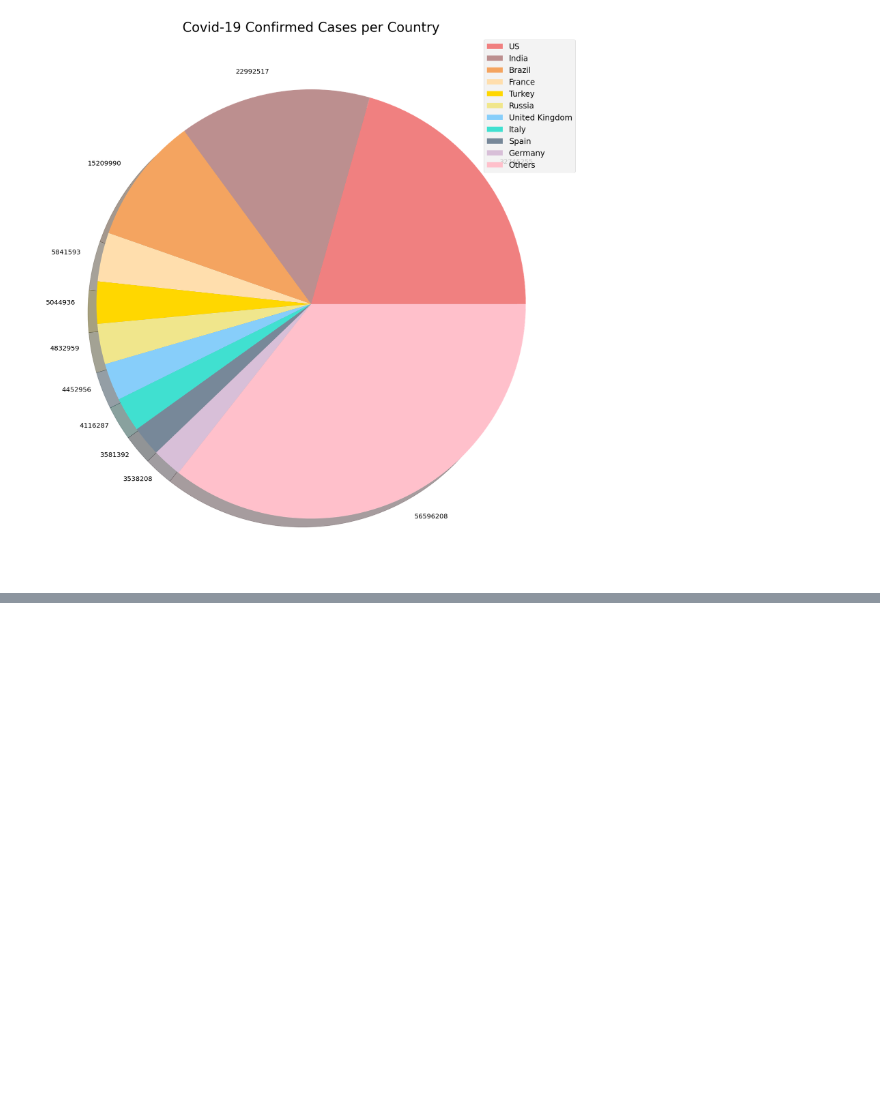
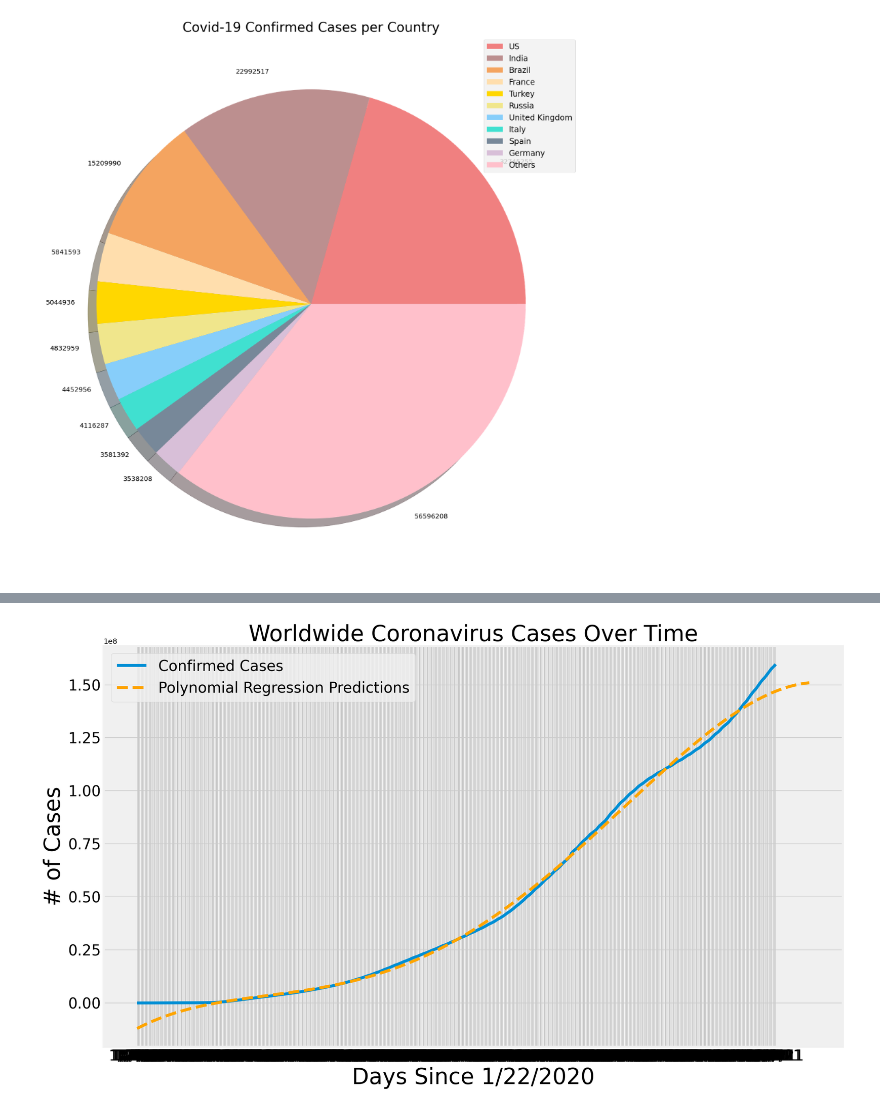
Before and after one commit to padwalab/Covid-Symptom-Analysis, a Jupyter notebook: Notebooks/DataEngineering.ipynb, the cells around one changed output, grey strips where cells are left out. Cells and saved outputs as stored; diff of their text form; code cells hidden in the pictures; blank space fills up the shorter version.

```diff
--- a/Notebooks/DataEngineering.ipynb
+++ b/Notebooks/DataEngineering.ipynb
@@ -609,0 +760,4 @@ plot_pie_charts(visual_unique_countries, visual_confirmed_cases, 'Covid-19 Confi
+# %%
+plotPredictions(dates, globalCases, linearPred, 'Polynomial Regression Predictions', 'orange')
+# %% [output]
+[figure, added]
```
Also changed, not shown: parts of 70 cells of this notebook, 3 other files.
